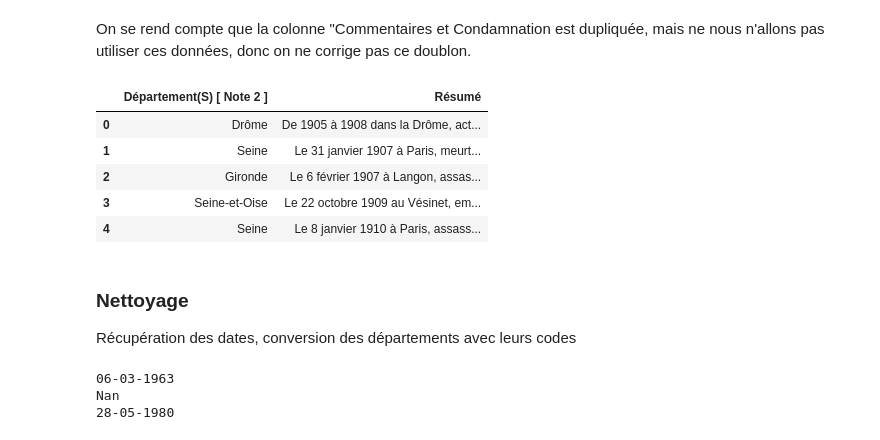
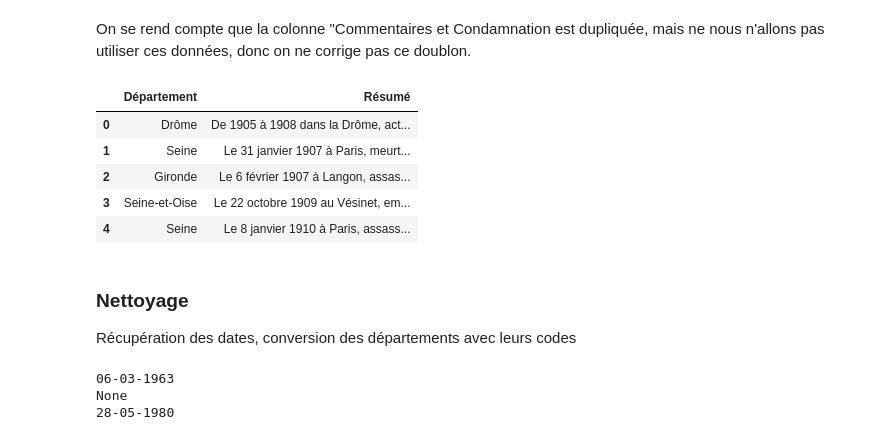
Before and after one commit to jadevalade2/projet_python_datascience_2AS1, a Jupyter notebook: donnees_juris.ipynb, the cells around one changed output. Drawn from its saved outputs; the diff is of its cells as text; code cells hidden in the pictures.

```diff
--- a/donnees_juris.ipynb
+++ b/donnees_juris.ipynb
@@ -169,9 +169,10 @@ faitsDivDF.head(15)
 On se rend compte que la colonne "Commentaires et Condamnation est dupliquée, mais ne nous n'allons pas utiliser ces données, donc on ne corrige pas ce doublon.
 # %%
 faitsDivDF = faitsDivDF[["Département(S) [ Note 2 ]", "Résumé"]]
+faitsDivDF.columns = ["Département" , "Résumé"]
 faitsDivDF.head()
 # %% [output]
-|  | Département(S) [ Note 2 ] | Résumé |
+|  | Département | Résumé |
 | 0 | Drôme | De 1905 à 1908 dans la Drôme, act... |
 | 1 | Seine | Le 31 janvier 1907 à Paris, meurt... |
 | 2 | Gironde | Le 6 février 1907 à Langon, assas... |
@@ -184,8 +185,6 @@ Récupération des dates, conversion des départements avec leurs codes
 # %%
 ### On écrit un code pour repérer les dates dans la colonne "Résumé"
 ### On utilise pour cela une recherche par regex, comme les dates sont apparemment écrites sous la même structure dans le fichier source
-
-"""Usage : python extraire_date.py entree.csv colonne_texte sortie.csv"""
 import re
 
 import pandas as pd
@@ -201,7 +200,7 @@ def extraire_date(texte):
     """
     m = MOTIF.search(str(texte))
     if not m:
-        return "Nan"
+        return None
     jour, mois, annee = m.groups()
     return f"{int(jour):02d}-{MOIS.index(mois) + 1:02d}-{annee}"
 
@@ -212,7 +211,7 @@ print(extraire_date("Enlèvement et meurtre de Philippe Bertrand, 7 ans et demi,
 print(extraire_date("Viol et meurtre de Lucie-Andrée Perrotez-Bottini, le 28 mai 1980, à Évaux-et-Ménil, vol avec violence et agression à Colmar, en septembre 1989, deux agressions sexuelles dans cette même ville, en décembre 1991, et meurtre de deux femmes, les 13 et 20 novembre 1998, à Mulhouse et Colmar, commis par Jacques Fruminet[7]."))
 # %% [output]
 06-03-1963
-Nan
+None
 28-05-1980
 # %%
 ### On utilise la fonction de la précédente cellule sur toute la colonne
```
Also changed, not shown: parts of 7 cells of this notebook, 1 other file.
